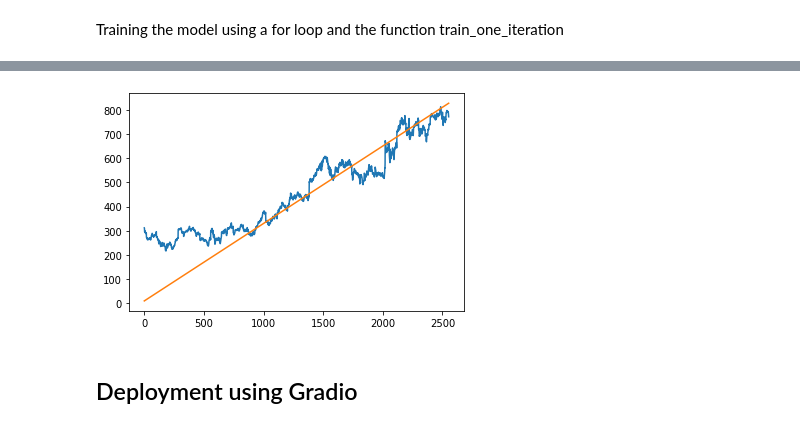
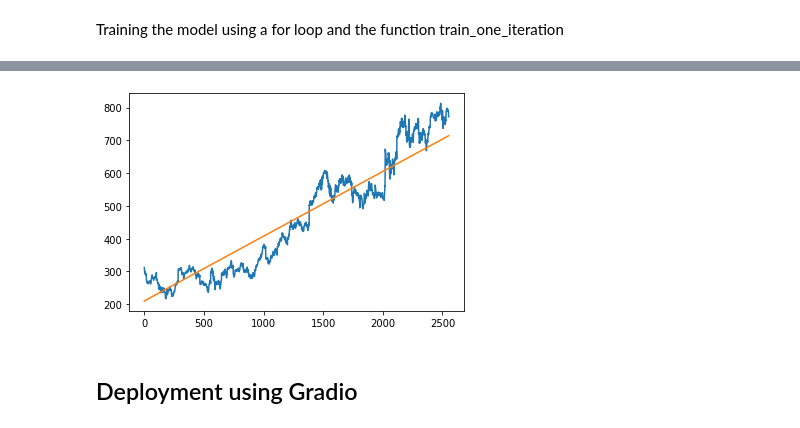
Before and after one commit to ShauryaBhardwaj/CSF425, a Jupyter notebook: Lab1.ipynb, the cells around one changed output, grey strips where cells are left out. Saved outputs shown, nothing was run; the diff lists cells and outputs as text; code cells hidden in the pictures.

```diff
--- a/Lab1.ipynb
+++ b/Lab1.ipynb
@@ -147,4 +148,7 @@ Convert data in list form to Tensor form
 # %%
 x_tensor, y_tensor = torch.tensor(x).float(), torch.tensor(y).float()
 x_tensor.shape, y_tensor.shape
+x_max = x_tensor.max()
+x_tensor = x_tensor/x_max
+x_tensor
 # %% [output]
@@ -184,9 +189,9 @@ def train_one_iteration(params,lr=1e-4):
 Checking the predictions before training the model
 # %%
 def plot_linreg_model(params):
-    plt.plot(x_tensor,y_tensor)
+    plt.plot(x_tensor*x_max,y_tensor)
     pred=model(x_tensor,params).detach() # .detach is very important
-    plt.plot(x_tensor,pred)
+    plt.plot(x_tensor*x_max,pred)
     print('MSE Loss: ', loss_LinearRegression(pred,y_tensor).item())
 
 plot_linreg_model(params)
@@ -197,6 +202,6 @@ MSE Loss:  232395.9375
 Training the model using a for loop and the function train_one_iteration
 # %%
 for _ in range(50):
-  train_one_iteration(params,lr=2e-7)
+  train_one_iteration(params,lr=0.25)
 plot_linreg_model(params)
 # %% [output]
@@ -204,4 +209,4 @@ MSE Loss:  9222.2880859375
-[figure, old version]
+[figure, new version]
 # %% [markdown]
 ## Deployment using Gradio
 # %%
```
Also changed, not shown: parts of 24 cells of this notebook.
